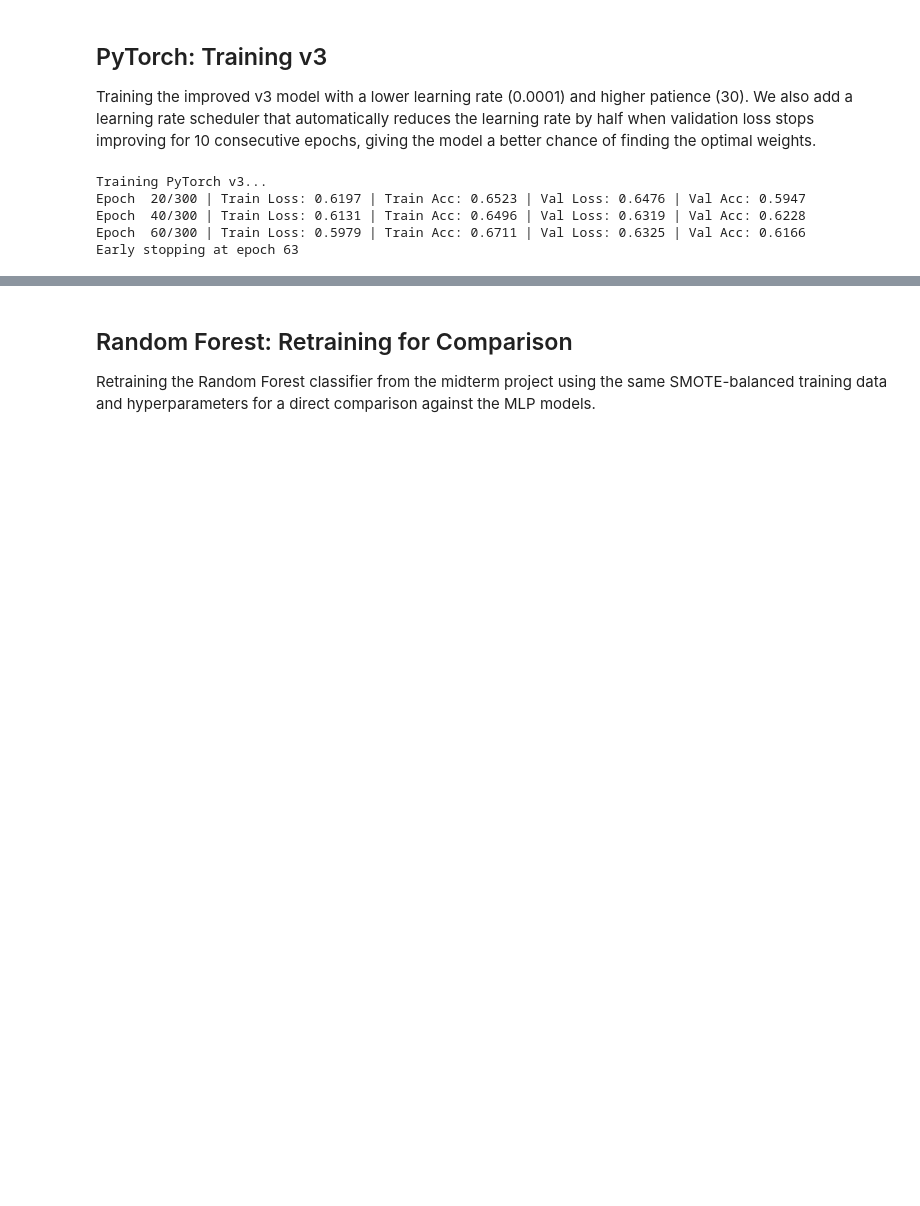
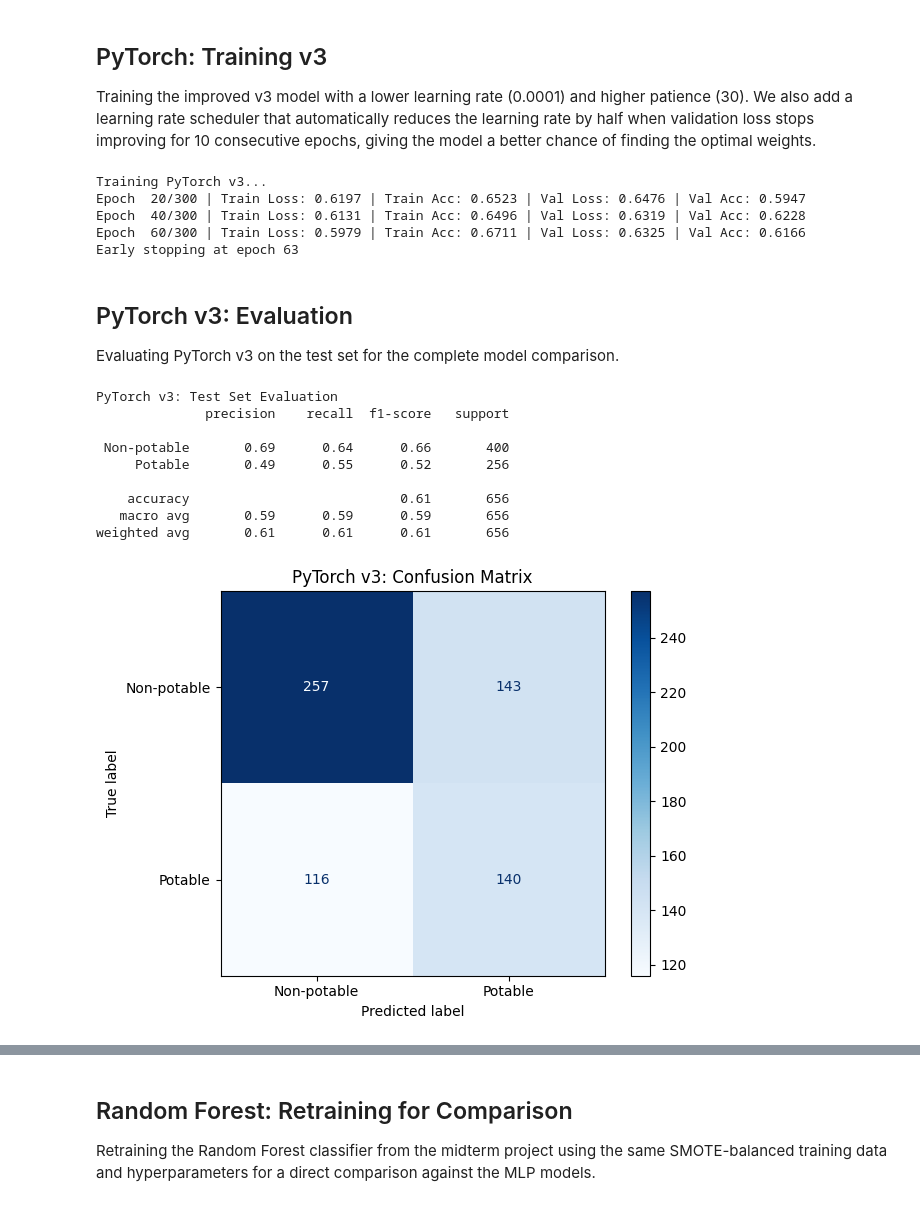
Before and after one commit to bielejan09/WaterPotabilityNN, a Jupyter notebook: WaterPotabilityNN.ipynb, the cells around one changed output, grey strips where cells are left out. Cells and saved outputs as stored; diff of their text form; code cells hidden in the pictures; blank space fills up the shorter version.

```diff
--- a/WaterPotabilityNN.ipynb
+++ b/WaterPotabilityNN.ipynb
@@ -804,3 +804,21 @@ Epoch  20/300 | Train Loss: 0.6197 | Train Acc: 0.6523 | Val Loss: 0.6476 | Val
 Epoch  40/300 | Train Loss: 0.6131 | Train Acc: 0.6496 | Val Loss: 0.6319 | Val Acc: 0.6228
 Epoch  60/300 | Train Loss: 0.5979 | Train Acc: 0.6711 | Val Loss: 0.6325 | Val Acc: 0.6166
 Early stopping at epoch 63
+# %% [markdown]
+## PyTorch v3: Evaluation
+
+Evaluating PyTorch v3 on the test set for the complete model comparison.
+# %%
+print("PyTorch v3: Test Set Evaluation")
+pred_v3_eval = evaluate_model(model_v3, X_test_tensor, y_test, title='PyTorch v3: Confusion Matrix')
+# %% [output]
+PyTorch v3: Test Set Evaluation
+              precision    recall  f1-score   support
+
+ Non-potable       0.69      0.64      0.66       400
+     Potable       0.49      0.55      0.52       256
+
+    accuracy                           0.61       656
+   macro avg       0.59      0.59      0.59       656
+weighted avg       0.61      0.61      0.61       656
+[figure, added]
```
Also changed, not shown: parts of 12 cells of this notebook.
